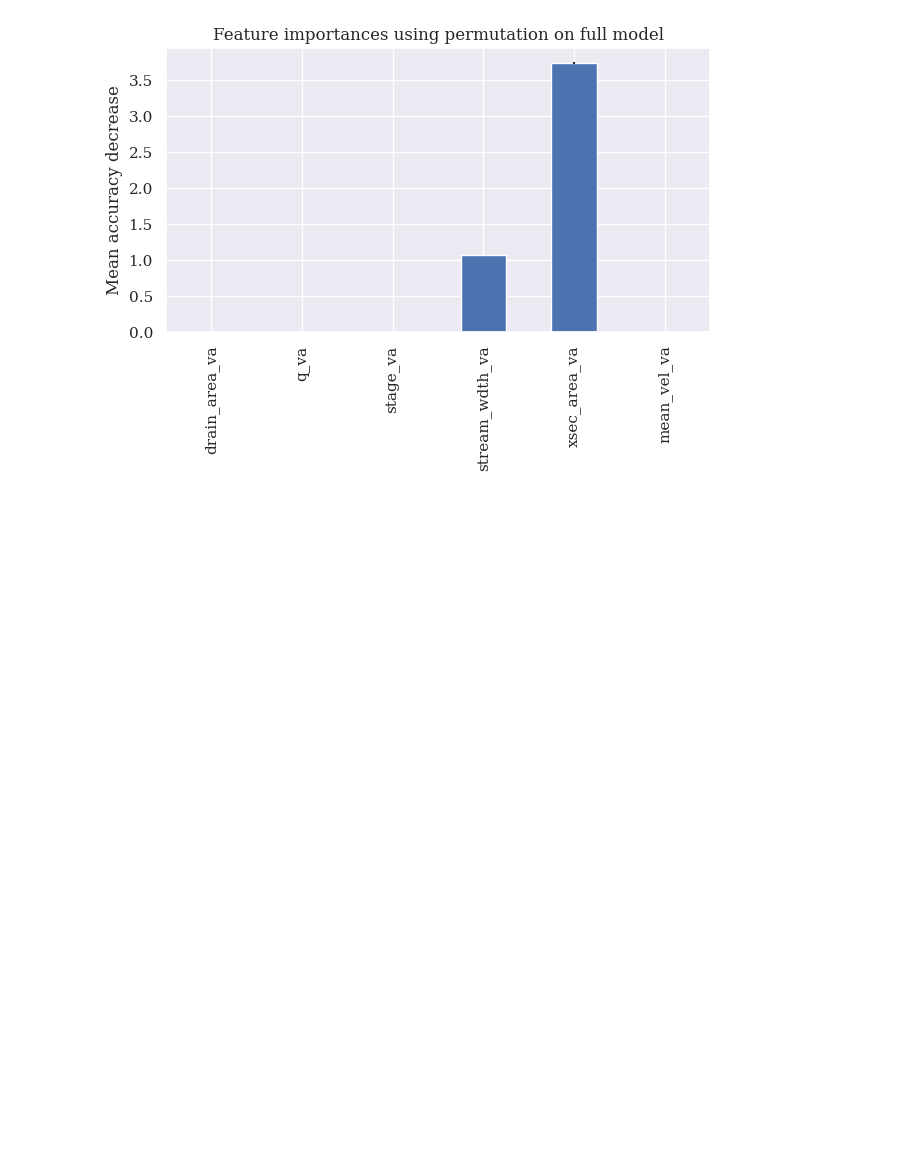
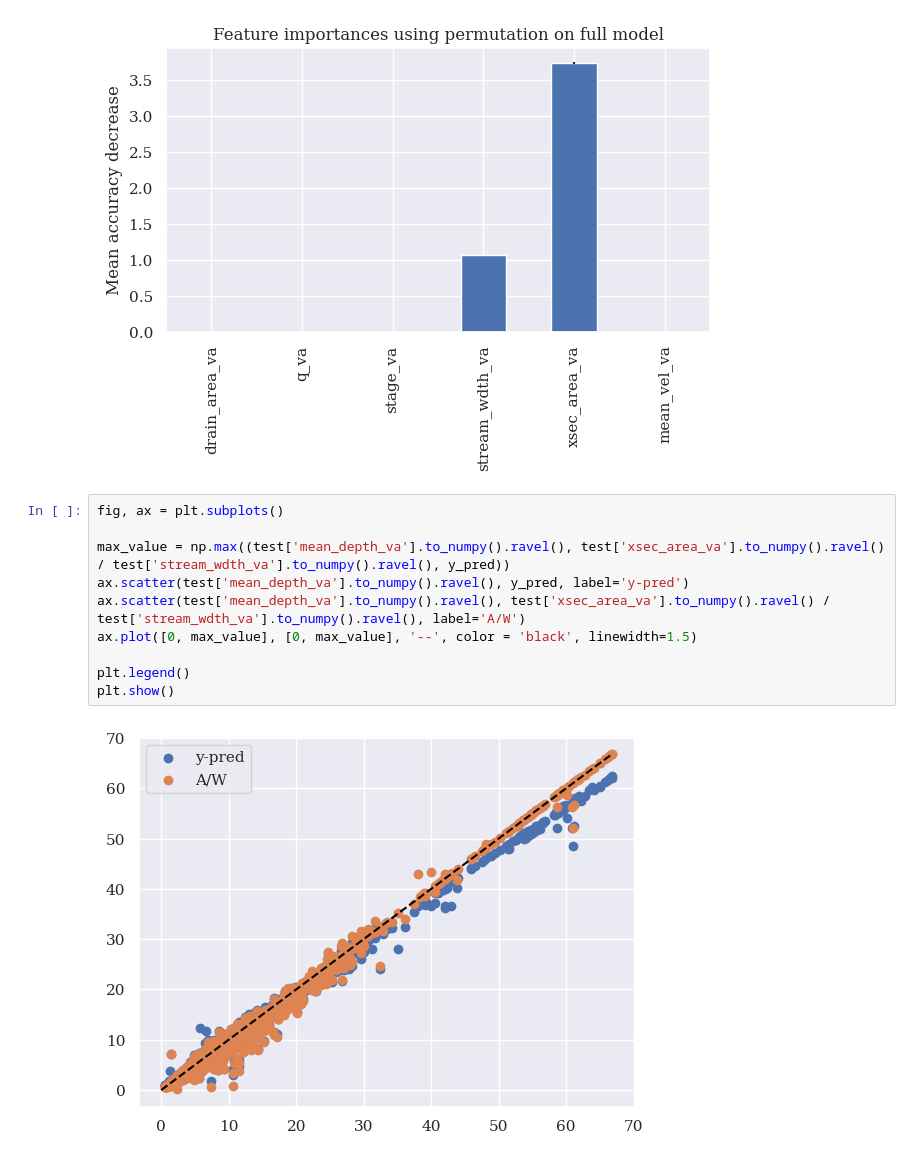
Before and after one commit to smhassanerfani/si2022, a Jupyter notebook: tauraat/mlp.ipynb, the cells around one changed output. Saved outputs shown, nothing was run; the diff lists cells and outputs as text; blank space fills up the shorter version.

Commit message:
Added A/W comparison for test set

```diff
--- a/tauraat/mlp.ipynb
+++ b/tauraat/mlp.ipynb
@@ -114,3 +114,15 @@ fig.tight_layout()
 plt.show()
 # %% [output]
 [figure]
+# %%
+fig, ax = plt.subplots()
+
+max_value = np.max((test['mean_depth_va'].to_numpy().ravel(), test['xsec_area_va'].to_numpy().ravel() / test['stream_wdth_va'].to_numpy().ravel(), y_pred))
+ax.scatter(test['mean_depth_va'].to_numpy().ravel(), y_pred, label='y-pred')
+ax.scatter(test['mean_depth_va'].to_numpy().ravel(), test['xsec_area_va'].to_numpy().ravel() / test['stream_wdth_va'].to_numpy().ravel(), label='A/W')
+ax.plot([0, max_value], [0, max_value], '--', color = 'black', linewidth=1.5)
+
+plt.legend()
+plt.show()
+# %% [output]
+[figure, added]
```
Also changed, not shown: parts of 1 cell of this notebook.
